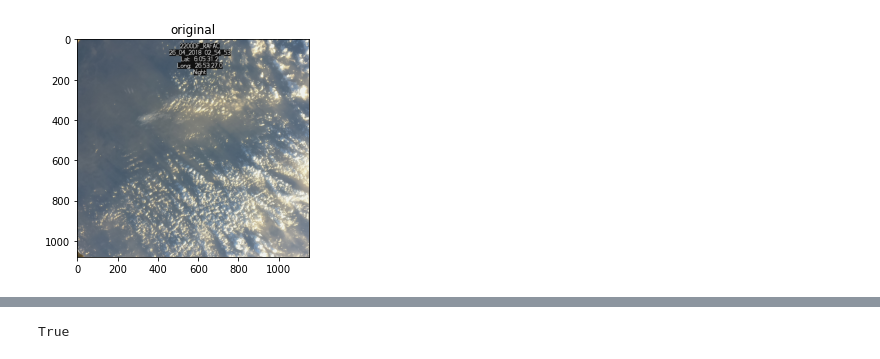
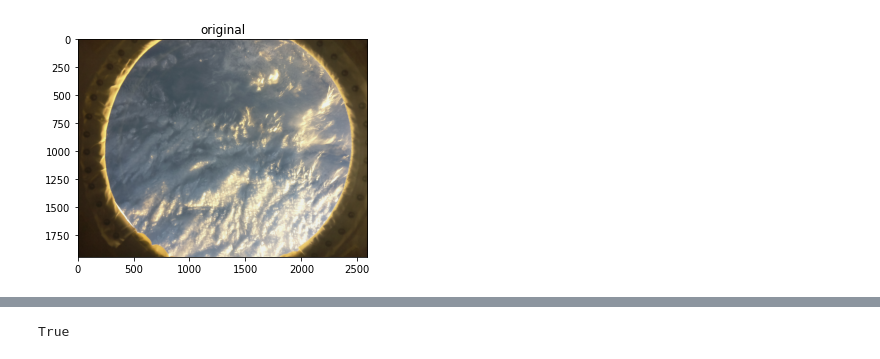
Before and after one commit to CHIP-AstroPi/src, a Jupyter notebook: light_recon/light_condition.ipynb, the cells around one changed output, grey strips where cells are left out. Saved outputs shown, nothing was run; the diff lists cells and outputs as text; code cells hidden in the pictures.

```diff
--- a/light_recon/light_condition.ipynb
+++ b/light_recon/light_condition.ipynb
@@ -5,9 +15,8 @@ from matplotlib import pyplot as plt
 # %%
-img = cv.imread('./images/train8.jpg')
-img = img[:, 350:1500]
+img = cv.imread('./dataset_image/train1.jpg')
 
 plt.imshow(cv.cvtColor(img, cv.COLOR_BGR2RGB))
 plt.title('original')
 plt.show()
 # %% [output]
-[figure, old version]
+[figure, new version]
```
Also changed, not shown: parts of 2 cells of this notebook, 1 other file.
